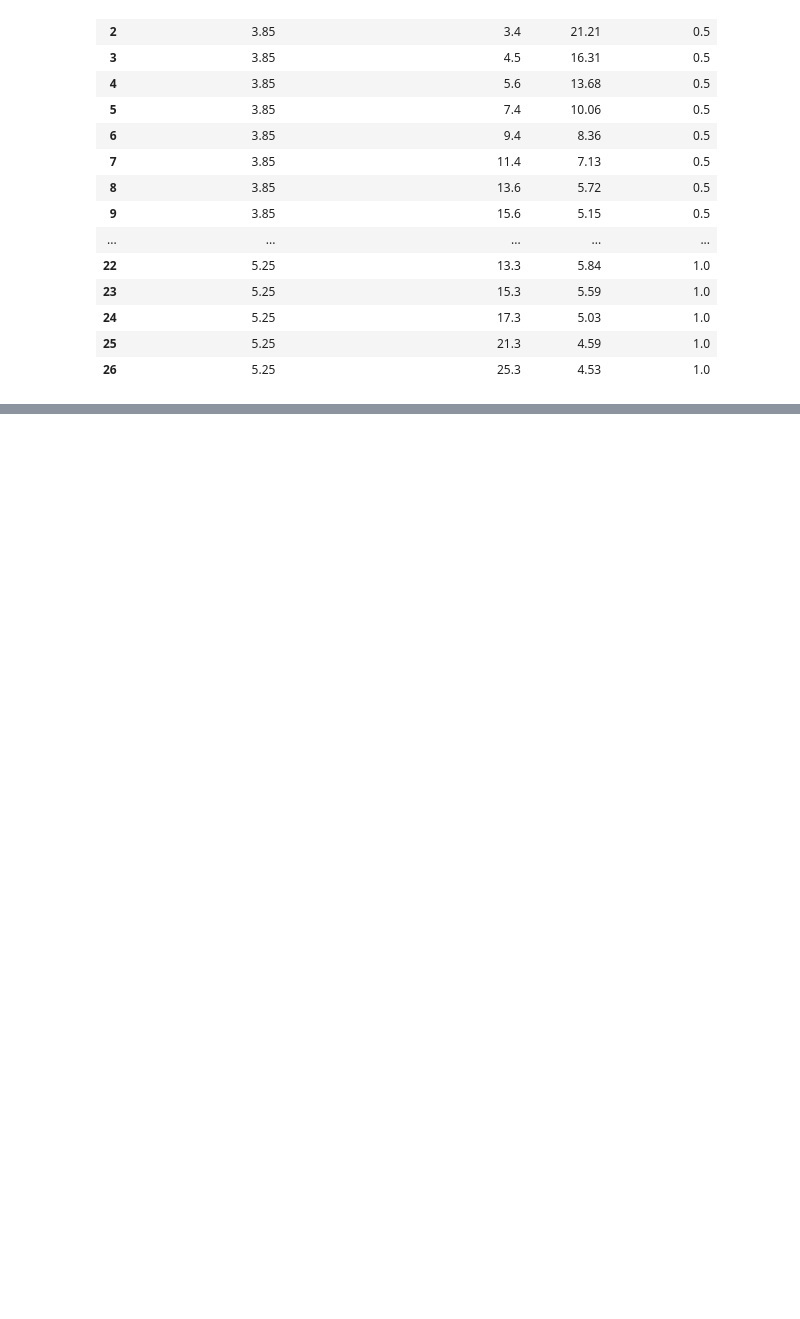
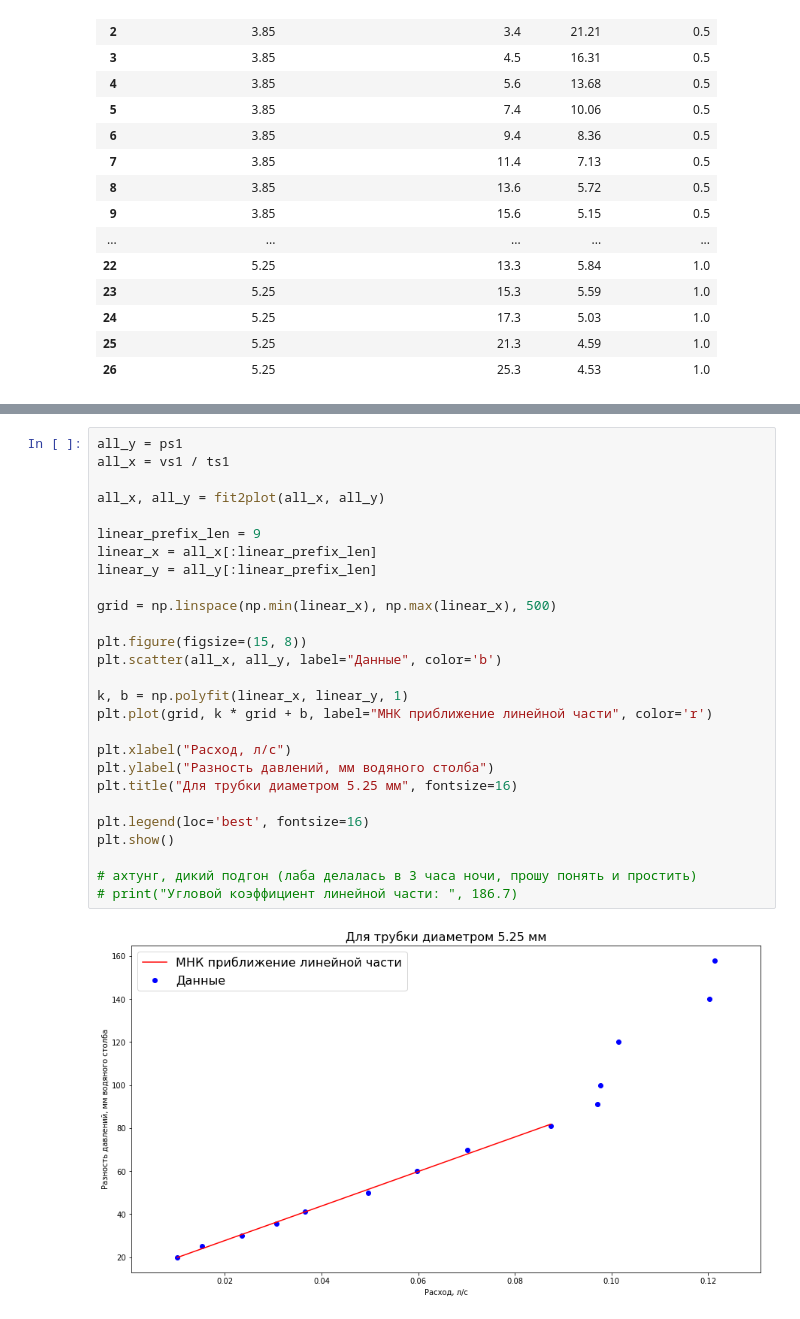
Before and after one commit to rationalex/MIPT_labs, a Jupyter notebook: 5_term/вязкость.ipynb, the cells around one changed output, grey strips where cells are left out. Saved outputs shown, nothing was run; the diff lists cells and outputs as text; blank space fills up the shorter version.

```diff
--- a/5_term/вязкость.ipynb
+++ b/5_term/вязкость.ipynb
@@ -70,0 +169,29 @@ df
+# %%
+all_y = ps1
+all_x = vs1 / ts1
+
+all_x, all_y = fit2plot(all_x, all_y)
+
+linear_prefix_len = 9
+linear_x = all_x[:linear_prefix_len]
+linear_y = all_y[:linear_prefix_len]
+
+grid = np.linspace(np.min(linear_x), np.max(linear_x), 500)
+
+plt.figure(figsize=(15, 8))
+plt.scatter(all_x, all_y, label="Данные", color='b')
+
+k, b = np.polyfit(linear_x, linear_y, 1)
+plt.plot(grid, k * grid + b, label="МНК приближение линейной части", color='r')
+
+plt.xlabel("Расход, л/c")
+plt.ylabel("Разность давлений, мм водяного столба")
+plt.title("Для трубки диаметром 5.25 мм", fontsize=16)
+
+plt.legend(loc='best', fontsize=16)
+plt.show()
+
+# ахтунг, дикий подгон (лаба делалась в 3 часа ночи, прошу понять и простить)
+# print("Угловой коэффициент линейной части: ", 186.7)
+# %% [output]
+[figure, added]
```
Also changed, not shown: parts of 14 cells of this notebook.
